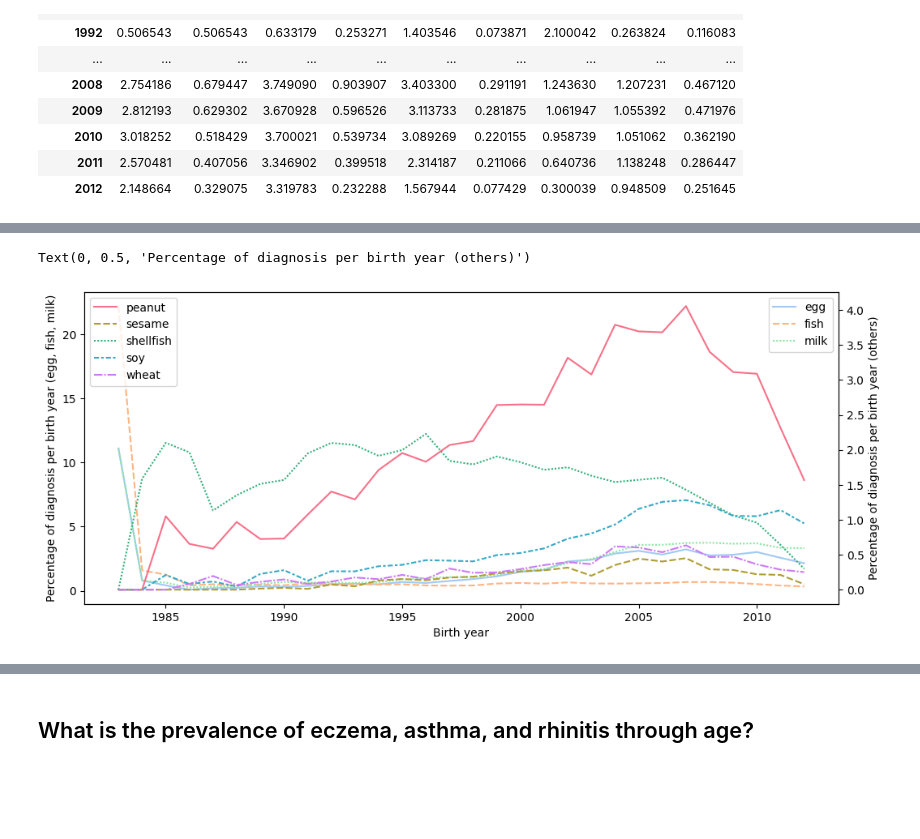
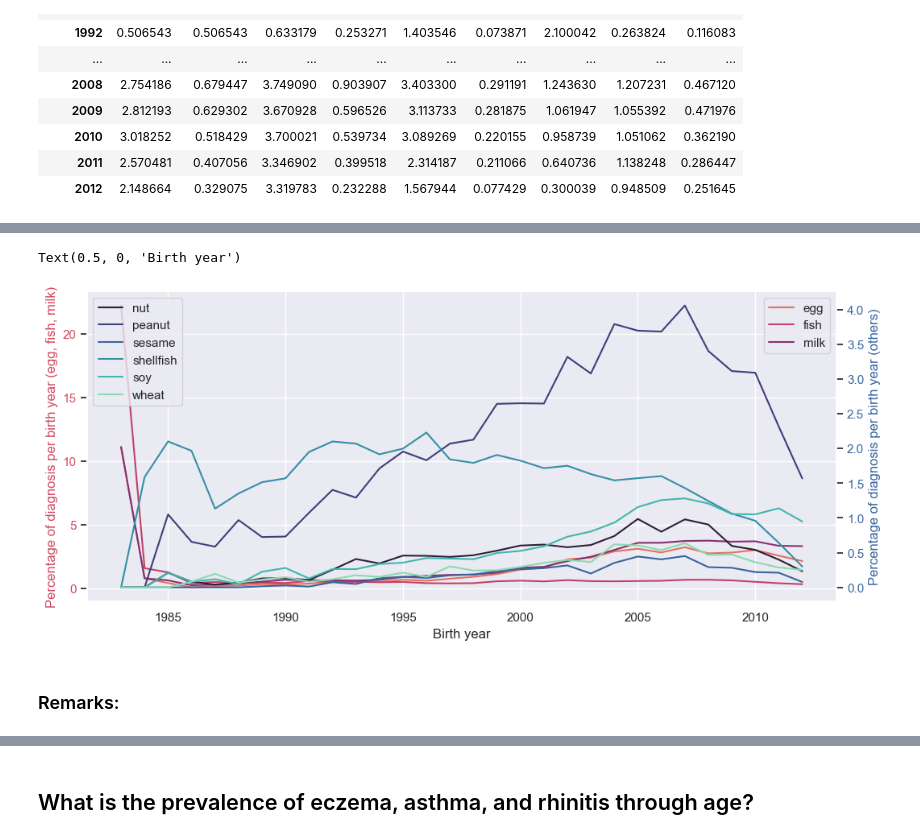
Before and after one commit to joanafloresc/Childhood_allergies, a Jupyter notebook: 02_notebooks/06_data_answers.ipynb, the cells around one changed output, grey strips where cells are left out. Drawn from its saved outputs; the diff is of its cells as text; code cells hidden in the pictures; blank space fills up the shorter version.

```diff
--- a/02_notebooks/06_data_answers.ipynb
+++ b/02_notebooks/06_data_answers.ipynb
@@ -86,4 +98,7 @@ allerg_year
 # %%
+sns.set_theme()
 fig,ax = plt.subplots(figsize=(12,5))
-sns.lineplot(data=allerg_year, palette='husl')
+sns.lineplot(data=year_allerg_perc, palette='husl', dashes=False)
+ax.set_ylabel('Percentage of subjects per allergy (%)')
+ax.set_xlabel('Birth year')
 # %% [output]
@@ -97,4 +126,4 @@ year_count = list(year_count.iloc[:,0])
 # %%
-allerg_y = allerg_year_count.divide(year_count, axis=0)*100
-allerg_y.columns = [c.split('_')[0] for c in allerg_y.columns]
+allerg_year_perc = allerg_year_count.divide(year_count, axis=0)*100
+allerg_year_perc.columns = [c.split('_')[0] for c in allerg_y.columns]
 # %%
@@ -120,0 +154,16 @@ allerg_y
+# %%
+sns.set_style("darkgrid")
+
+fig,ax = plt.subplots(nrows=1, ncols=2, figsize=(15,5), width_ratios=[2,3])
+
+sns.lineplot(data=allerg_year_perc, palette='Paired', dashes=False, ax=ax[0])
+sns.lineplot(data=allerg_year_perc, palette='Paired', dashes=False, ax=ax[1], legend=False)
+
+ax[0].set_xlim(1983,1985)
+ax[0].set_xticks([1983, 1984, 1985])
+ax[0].set_ylabel('Percentage of subjects per birth year (%)')
+ax[0].set_xlabel('Birth year')
+
+ax[1].set_xlim(1984,2013)
+ax[1].set_ylim(0,5)
+ax[1].set_xlabel('Birth year')
@@ -121,11 +173,24 @@ allerg_y
 # %%
 fig,ax1 = plt.subplots(figsize=(12,5))
+
 ax2= ax1.twinx()
-sns.lineplot(data=allerg_y.iloc[:,4:], palette='husl', ax=ax2)
-sns.lineplot(data=allerg_y.iloc[:,0:3], palette='pastel', ax=ax1)
-ax1.set_ylabel('Percentage of diagnosis per birth year (egg, fish, milk)')
+
+sns.lineplot(data=allerg_year_perc.iloc[:,3:], palette='mako', dashes=False, ax=ax2)
+
+pal = sns.color_palette('mako')
+ax2.tick_params(axis='y', labelcolor=pal.as_hex()[2])
+ax2.set_ylabel('Percentage of diagnosis per birth year (others)', color=pal.as_hex()[2])
+
+sns.lineplot(data=allerg_year_perc.iloc[:,0:3], palette='flare', dashes=False, ax=ax1)
+
+pal = sns.color_palette('flare')
+ax1.tick_params(axis='y', labelcolor=pal.as_hex()[2])
+ax1.set_ylabel('Percentage of diagnosis per birth year (egg, fish, milk)', color=pal.as_hex()[2])
+
 ax1.set_xlabel('Birth year')
-ax2.set_ylabel('Percentage of diagnosis per birth year (others)')
+#plt.legend(allerg_y.columns)
 # %% [output]
-Text(0, 0.5, 'Percentage of diagnosis per birth year (others)')
+Text(0.5, 0, 'Birth year')
-[figure, old version]
+[figure, new version]
+# %% [markdown]
+### Remarks:
```
Also changed, not shown: parts of 63 cells of this notebook, 17 other files.
